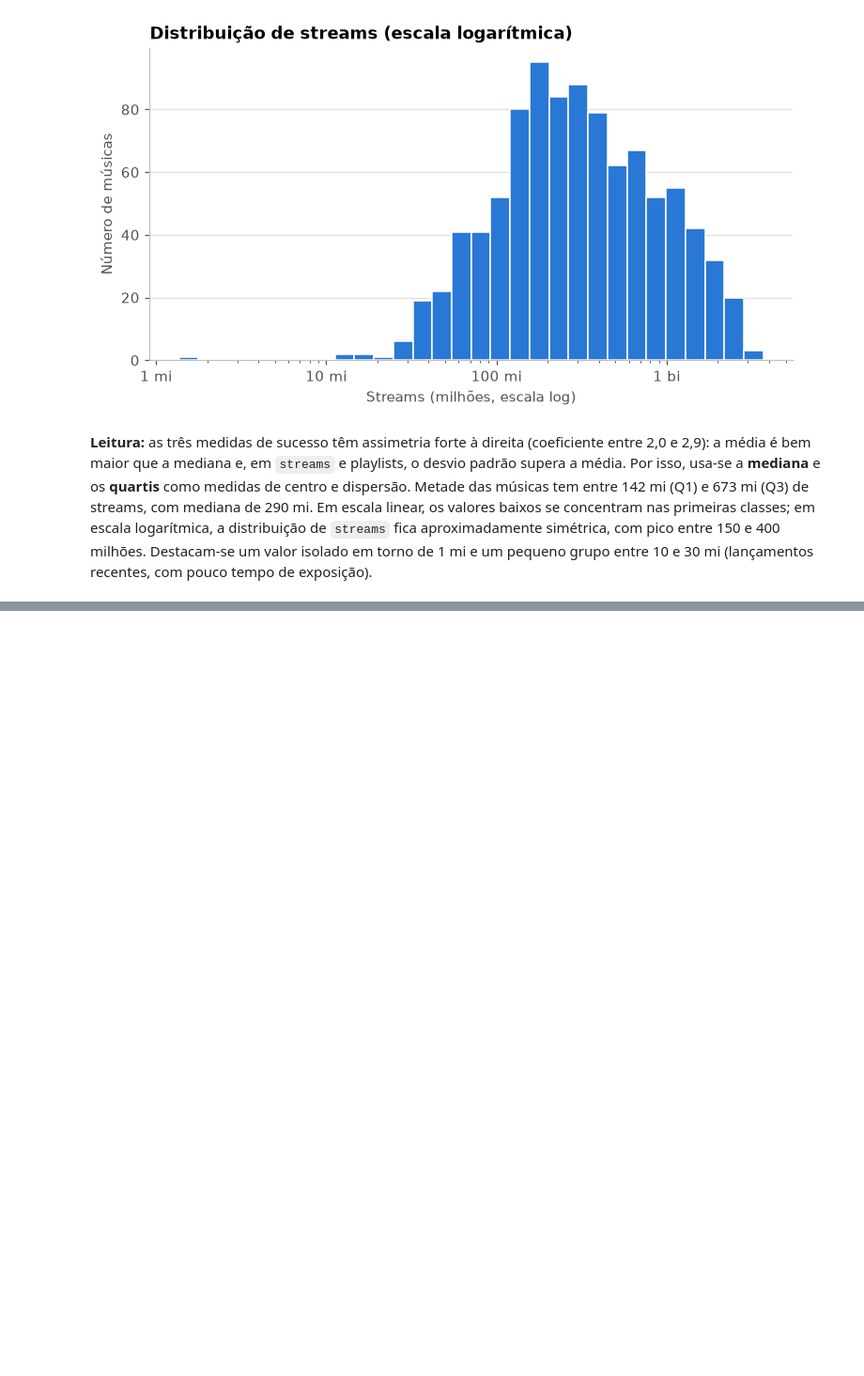
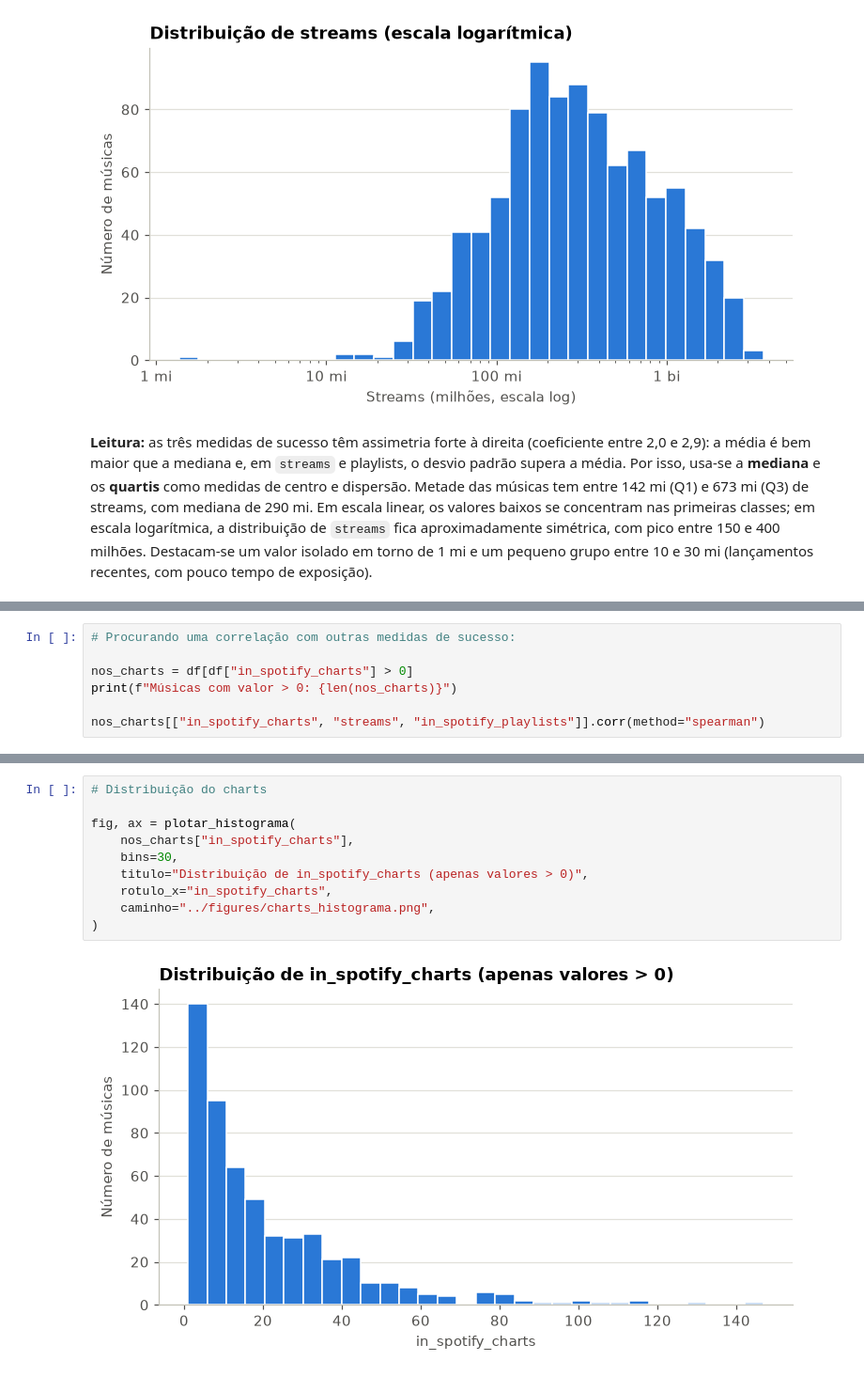
Before and after one commit to CarlosEduardodeCamposOlivera/spotify-streams-analysis, a Jupyter notebook: notebooks/03_analise_descritiva.ipynb, the cells around one changed output, grey strips where cells are left out. Shown at 94% size. Drawn from its saved outputs; the diff is of its cells as text; blank space fills up the shorter version.

```diff
--- a/notebooks/03_analise_descritiva.ipynb
+++ b/notebooks/03_analise_descritiva.ipynb
@@ -314,0 +359,7 @@ entre 150 e 400 milhões. Destacam-se um valor isolado em torno de 1 mi e um peq
+# %%
+# Procurando uma correlação com outras medidas de sucesso:
+
+nos_charts = df[df["in_spotify_charts"] > 0]
+print(f"Músicas com valor > 0: {len(nos_charts)}")
+
+nos_charts[["in_spotify_charts", "streams", "in_spotify_playlists"]].corr(method="spearman")
@@ -314,0 +372,12 @@ entre 150 e 400 milhões. Destacam-se um valor isolado em torno de 1 mi e um peq
+# %%
+# Distribuição do charts
+
+fig, ax = plotar_histograma(
+    nos_charts["in_spotify_charts"],
+    bins=30,
+    titulo="Distribuição de in_spotify_charts (apenas valores > 0)",
+    rotulo_x="in_spotify_charts",
+    caminho="../figures/charts_histograma.png",
+)
+# %% [output]
+[figure, added]
```
Also changed, not shown: parts of 8 cells of this notebook, 2 other files.
